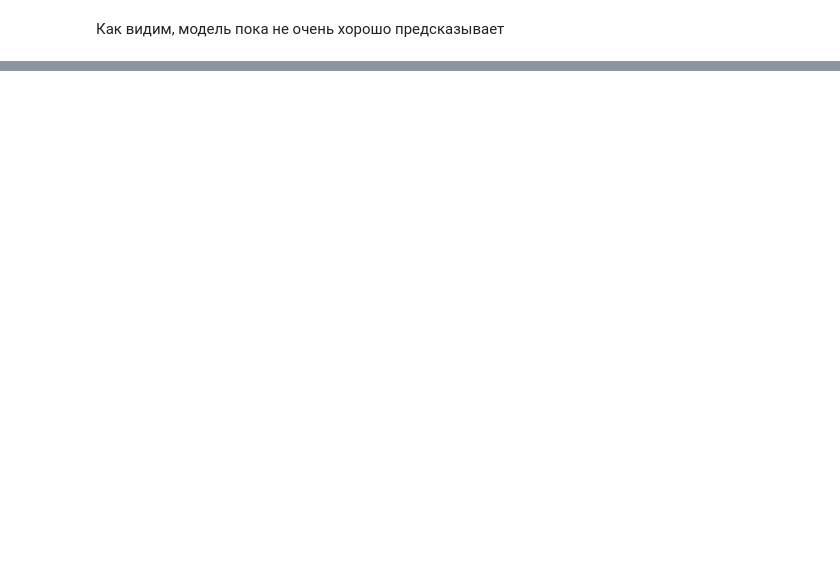
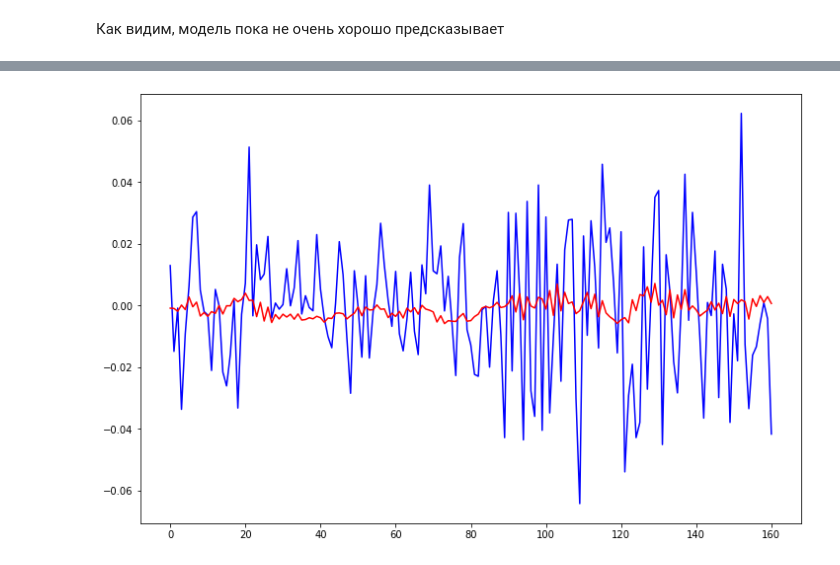
Before and after one commit to EvgenyRostovtsev/ML_Netology, a Jupyter notebook: TS3/HWTS3.ipynb, the cells around one changed output, grey strips where cells are left out. Drawn from its saved outputs; the diff is of its cells as text; code cells hidden in the pictures; blank space fills up the shorter version.

```diff
--- a/TS3/HWTS3.ipynb
+++ b/TS3/HWTS3.ipynb
@@ -173,0 +236,5 @@ plt.show()
+# %%
+from statsmodels.tsa.arima_model import ARMA
+
+ar1 = ARMA(tuple(udiff['weekly_ret'].values), (2, 2)).fit()
+ar1.summary()
@@ -173,0 +262,8 @@ plt.show()
+# %%
+plt.figure(figsize=(12, 8))
+plt.plot(udiff['weekly_ret'].values, color='blue')
+preds = ar1.fittedvalues
+plt.plot(preds, color='red')
+plt.show()
+# %% [output]
+[figure, added]
```
Also changed, not shown: parts of 12 cells of this notebook.
